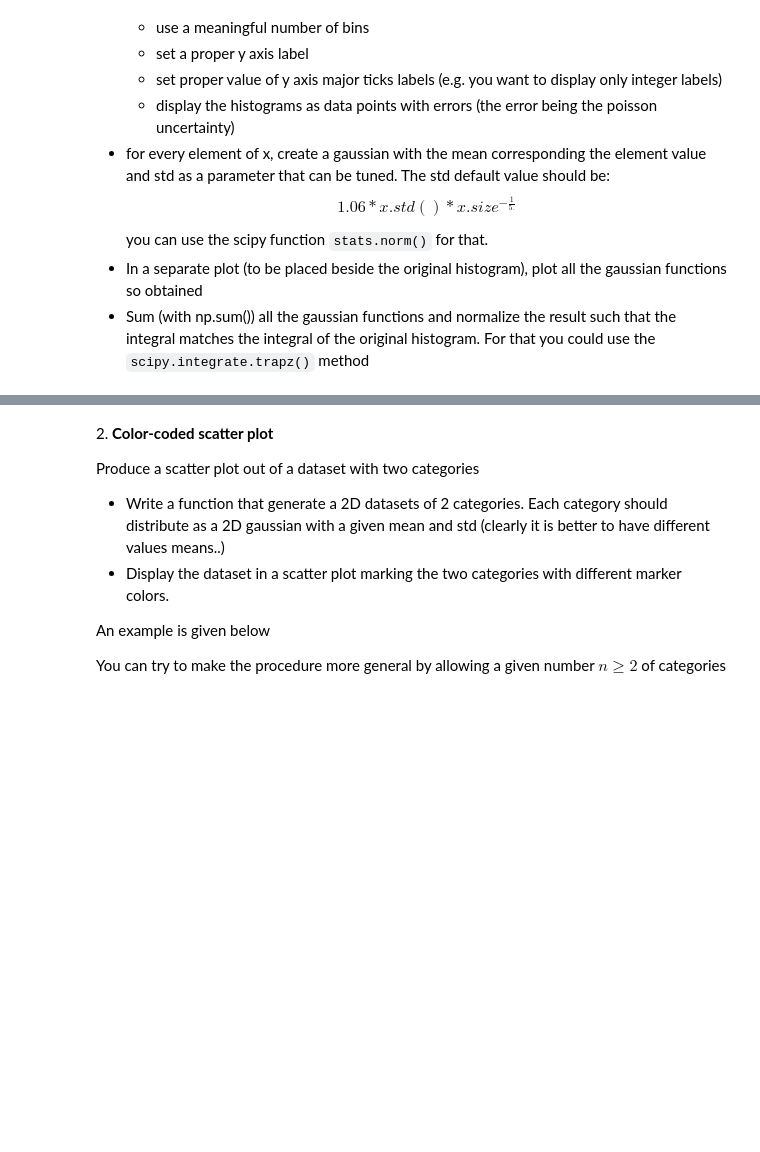
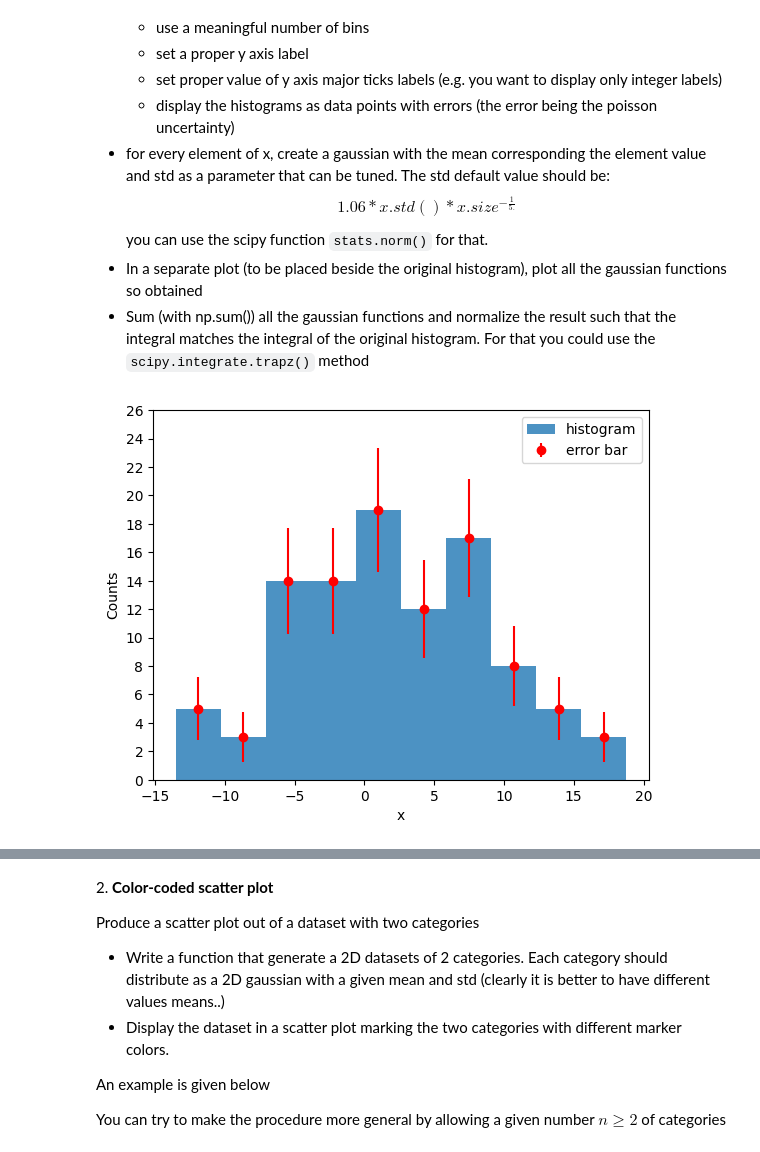
Before and after one commit to Berto70/LaboratoryOfComputationalPhysics_Y6, a Jupyter notebook: 07ex_Visualization.ipynb, the cells around one changed output, grey strips where cells are left out. Cells and saved outputs as stored; diff of their text form; code cells hidden in the pictures; blank space fills up the shorter version.

```diff
--- a/07ex_Visualization.ipynb
+++ b/07ex_Visualization.ipynb
@@ -21,3 +21,22 @@ import seaborn as sns
 import pandas as pd
 from scipy import stats
 from scipy.integrate import trapz
+# %%
+N=100
+x = np.random.normal(size=N, loc=1.5, scale=7)
+
+counts, bins = np.histogram(x, bins=int(np.sqrt(N)))
+
+err = np.sqrt(counts)
+bin_centers = (bins[:-1] + bins[1:]) / 2
+
+plt.hist(x, bins=int(np.sqrt(N)), alpha=0.8, label='histogram')
+plt.errorbar(bin_centers, counts, yerr=err, fmt='o', label='error bar', color='red')
+
+plt.xlabel('x')
+plt.ylabel('Counts')
+plt.yticks(np.arange(0, (np.max(counts)+np.max(err))+3, 2))
+plt.legend()
+plt.show()
+# %% [output]
+[figure, added]
```
Also changed, not shown: parts of 4 cells of this notebook.
